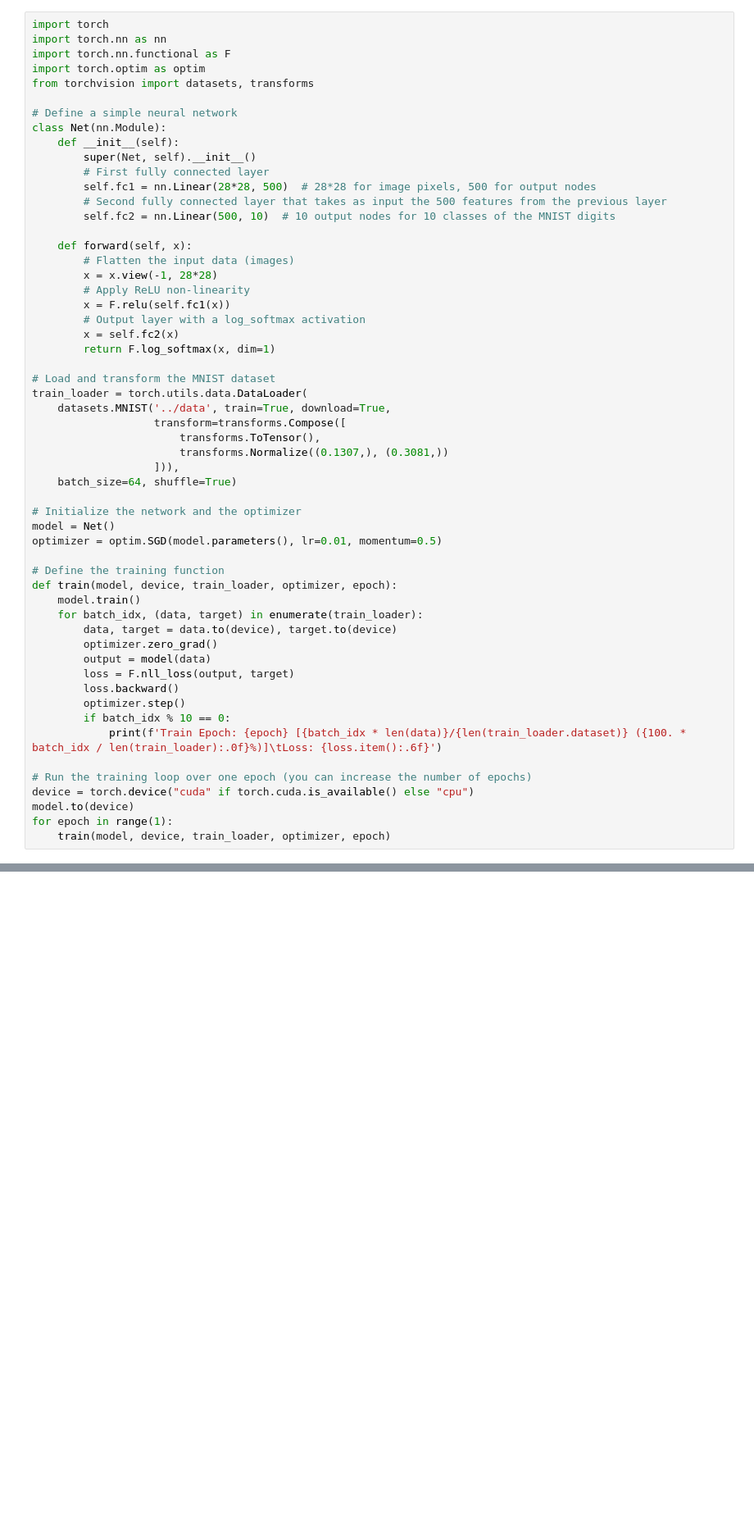
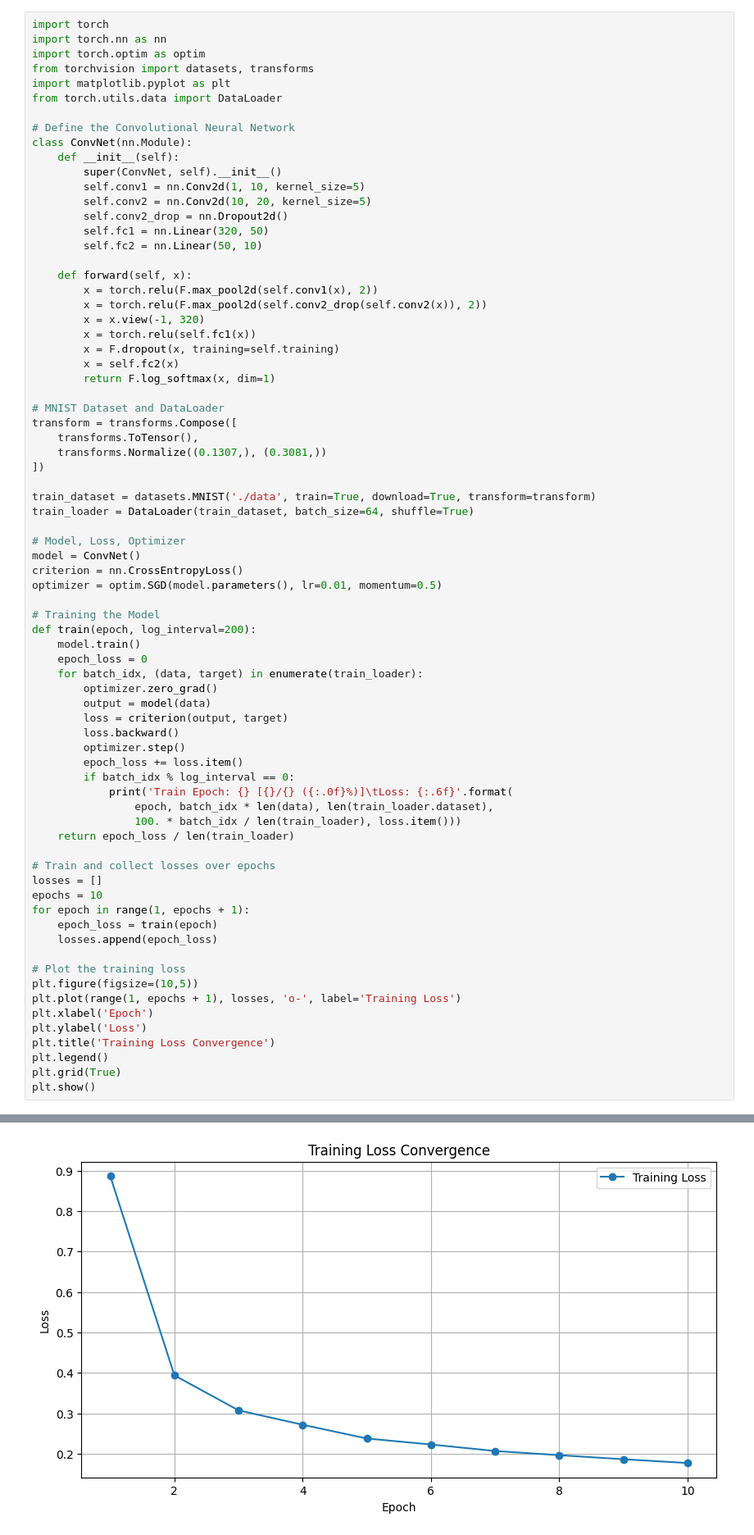
Before and after one commit to chenghungpan/pytorch-mnist-cnn, a Jupyter notebook: mnist.ipynb, the cells around one changed output, grey strips where cells are left out. Shown: that part at 82% size. Saved outputs shown, nothing was run; the diff lists cells and outputs as text; blank space fills up the shorter version.

```diff
--- a/mnist.ipynb
+++ b/mnist.ipynb
@@ -1,56 +3,75 @@
 # %%
 import torch
 import torch.nn as nn
-import torch.nn.functional as F
 import torch.optim as optim
 from torchvision import datasets, transforms
+import matplotlib.pyplot as plt
+from torch.utils.data import DataLoader
 
-# Define a simple neural network
-class Net(nn.Module):
+# Define the Convolutional Neural Network
+class ConvNet(nn.Module):
     def __init__(self):
-        super(Net, self).__init__()
-        # First fully connected layer
-        self.fc1 = nn.Linear(28*28, 500)  # 28*28 for image pixels, 500 for output nodes
-        # Second fully connected layer that takes as input the 500 features from the previous layer
-        self.fc2 = nn.Linear(500, 10)  # 10 output nodes for 10 classes of the MNIST digits
+        super(ConvNet, self).__init__()
+        self.conv1 = nn.Conv2d(1, 10, kernel_size=5)
+        self.conv2 = nn.Conv2d(10, 20, kernel_size=5)
+        self.conv2_drop = nn.Dropout2d()
+        self.fc1 = nn.Linear(320, 50)
+        self.fc2 = nn.Linear(50, 10)
 
     def forward(self, x):
-        # Flatten the input data (images)
-        x = x.view(-1, 28*28)
-        # Apply ReLU non-linearity
-        x = F.relu(self.fc1(x))
-        # Output layer with a log_softmax activation
+        x = torch.relu(F.max_pool2d(self.conv1(x), 2))
+        x = torch.relu(F.max_pool2d(self.conv2_drop(self.conv2(x)), 2))
+        x = x.view(-1, 320)
+        x = torch.relu(self.fc1(x))
+        x = F.dropout(x, training=self.training)
         x = self.fc2(x)
         return F.log_softmax(x, dim=1)
 
-# Load and transform the MNIST dataset
-train_loader = torch.utils.data.DataLoader(
-    datasets.MNIST('../data', train=True, download=True,
-                   transform=transforms.Compose([
-                       transforms.ToTensor(),
-                       transforms.Normalize((0.1307,), (0.3081,))
-                   ])),
-    batch_size=64, shuffle=True)
+# MNIST Dataset and DataLoader
+transform = transforms.Compose([
+    transforms.ToTensor(),
+    transforms.Normalize((0.1307,), (0.3081,))
+])
 
-# Initialize the network and the optimizer
-model = Net()
+train_dataset = datasets.MNIST('./data', train=True, download=True, transform=transform)
+train_loader = DataLoader(train_dataset, batch_size=64, shuffle=True)
+
+# Model, Loss, Optimizer
+model = ConvNet()
+criterion = nn.CrossEntropyLoss()
 optimizer = optim.SGD(model.parameters(), lr=0.01, momentum=0.5)
 
-# Define the training function
-def train(model, device, train_loader, optimizer, epoch):
+# Training the Model
+def train(epoch, log_interval=200):
     model.train()
+    epoch_loss = 0
     for batch_idx, (data, target) in enumerate(train_loader):
-        data, target = data.to(device), target.to(device)
         optimizer.zero_grad()
         output = model(data)
-        loss = F.nll_loss(output, target)
+        loss = criterion(output, target)
         loss.backward()
         optimizer.step()
-        if batch_idx % 10 == 0:
-            print(f'Train Epoch: {epoch} [{batch_idx * len(data)}/{len(train_loader.dataset)} ({100. * batch_idx / len(train_loader):.0f}%)]\tLoss: {loss.item():.6f}')
+        epoch_loss += loss.item()
+        if batch_idx % log_interval == 0:
+            print('Train Epoch: {} [{}/{} ({:.0f}%)]\tLoss: {:.6f}'.format(
+                epoch, batch_idx * len(data), len(train_loader.dataset),
+                100. * batch_idx / len(train_loader), loss.item()))
+    return epoch_loss / len(train_loader)
 
-# Run the training loop over one epoch (you can increase the number of epochs)
-device = torch.device("cuda" if torch.cuda.is_available() else "cpu")
-model.to(device)
-for epoch in range(1):
-    train(model, device, train_loader, optimizer, epoch)
+# Train and collect losses over epochs
+losses = []
+epochs = 10
+for epoch in range(1, epochs + 1):
+    epoch_loss = train(epoch)
+    losses.append(epoch_loss)
+
+# Plot the training loss
+plt.figure(figsize=(10,5))
+plt.plot(range(1, epochs + 1), losses, 'o-', label='Training Loss')
+plt.xlabel('Epoch')
+plt.ylabel('Loss')
+plt.title('Training Loss Convergence')
+plt.legend()
+plt.grid(True)
+plt.show()
+# %% [output]
@@ -56,0 +95 @@ for epoch in range(1):
+[figure, added]
```
Also changed, not shown: parts of 8 cells of this notebook.
